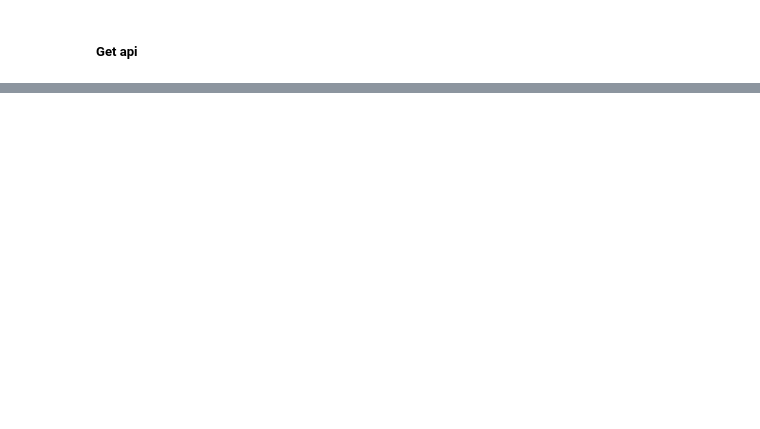
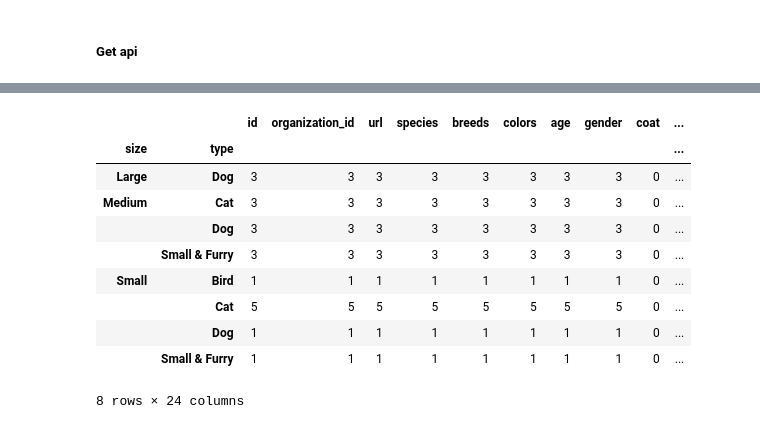
Before and after one commit to oianchevska/project-2, a Jupyter notebook: Untitled.ipynb, the cells around one changed output, grey strips where cells are left out. Cells and saved outputs as stored; diff of their text form; code cells hidden in the pictures; blank space fills up the shorter version.

```diff
--- a/Untitled.ipynb
+++ b/Untitled.ipynb
@@ -55,0 +129,6 @@ request
+# %%
+animal_url="https://api.petfinder.com/v2/animals"
+header={
+'Authorization': 'Bearer ' + accsess_token}
+
+request=requests.get(animal_url, headers=header).json()
@@ -55,0 +155,16 @@ request
+# %%
+df=pd.DataFrame(request["animals"])
+# %%
+df.groupby(["size","type"]).count()
+# %% [output]
+|  |  | id | organization_id | url | species | breeds | colors | age | gender | coat | ... |
+| size | type |  |  |  |  |  |  |  |  |  | ... |
+| Large | Dog | 3 | 3 | 3 | 3 | 3 | 3 | 3 | 3 | 0 | ... |
+| Medium | Cat | 3 | 3 | 3 | 3 | 3 | 3 | 3 | 3 | 0 | ... |
+|  | Dog | 3 | 3 | 3 | 3 | 3 | 3 | 3 | 3 | 0 | ... |
+|  | Small & Furry | 3 | 3 | 3 | 3 | 3 | 3 | 3 | 3 | 0 | ... |
+| Small | Bird | 1 | 1 | 1 | 1 | 1 | 1 | 1 | 1 | 0 | ... |
+|  | Cat | 5 | 5 | 5 | 5 | 5 | 5 | 5 | 5 | 0 | ... |
+|  | Dog | 1 | 1 | 1 | 1 | 1 | 1 | 1 | 1 | 0 | ... |
+|  | Small & Furry | 1 | 1 | 1 | 1 | 1 | 1 | 1 | 1 | 0 | ... |
+8 rows × 24 columns
```
Also changed, not shown: parts of 11 cells of this notebook.
